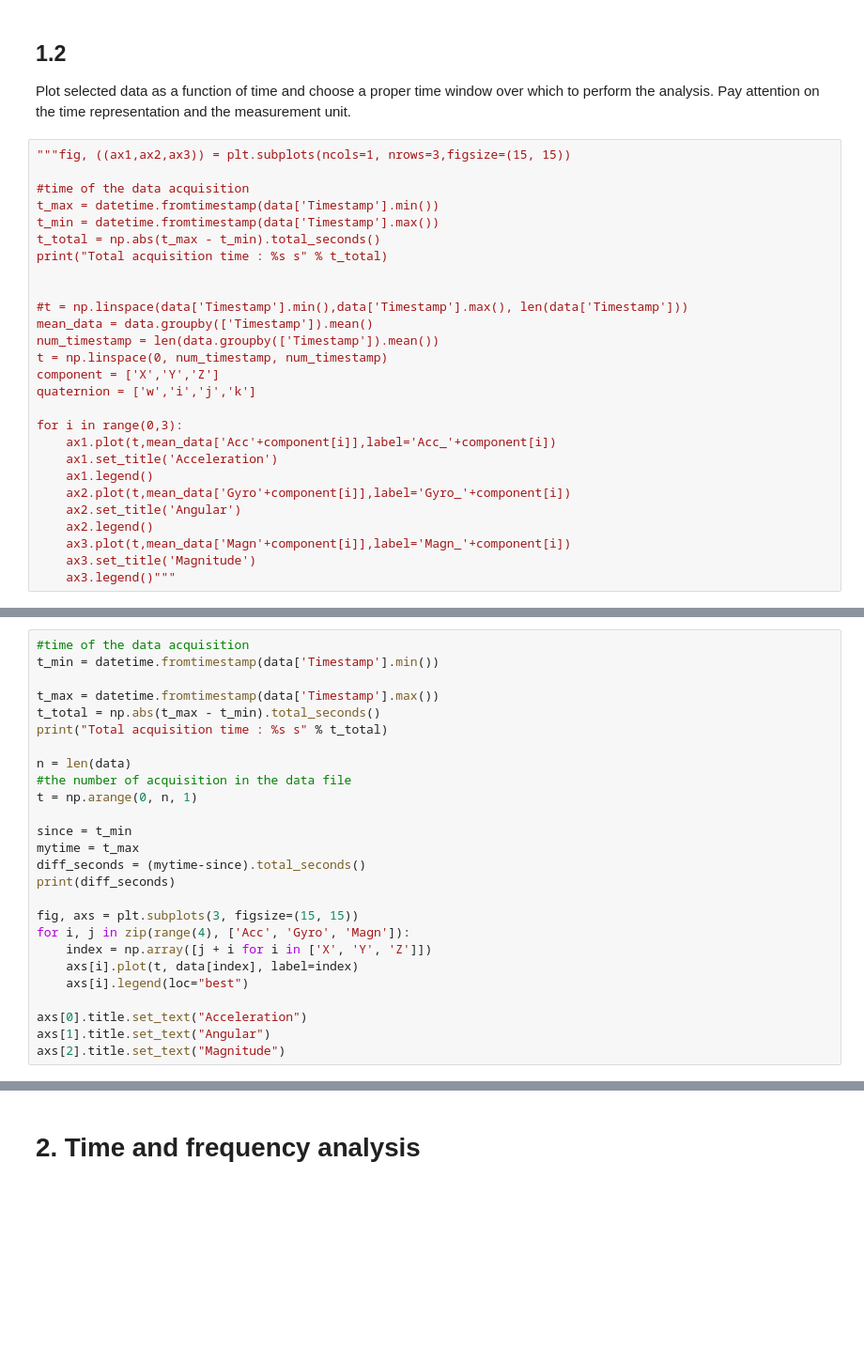
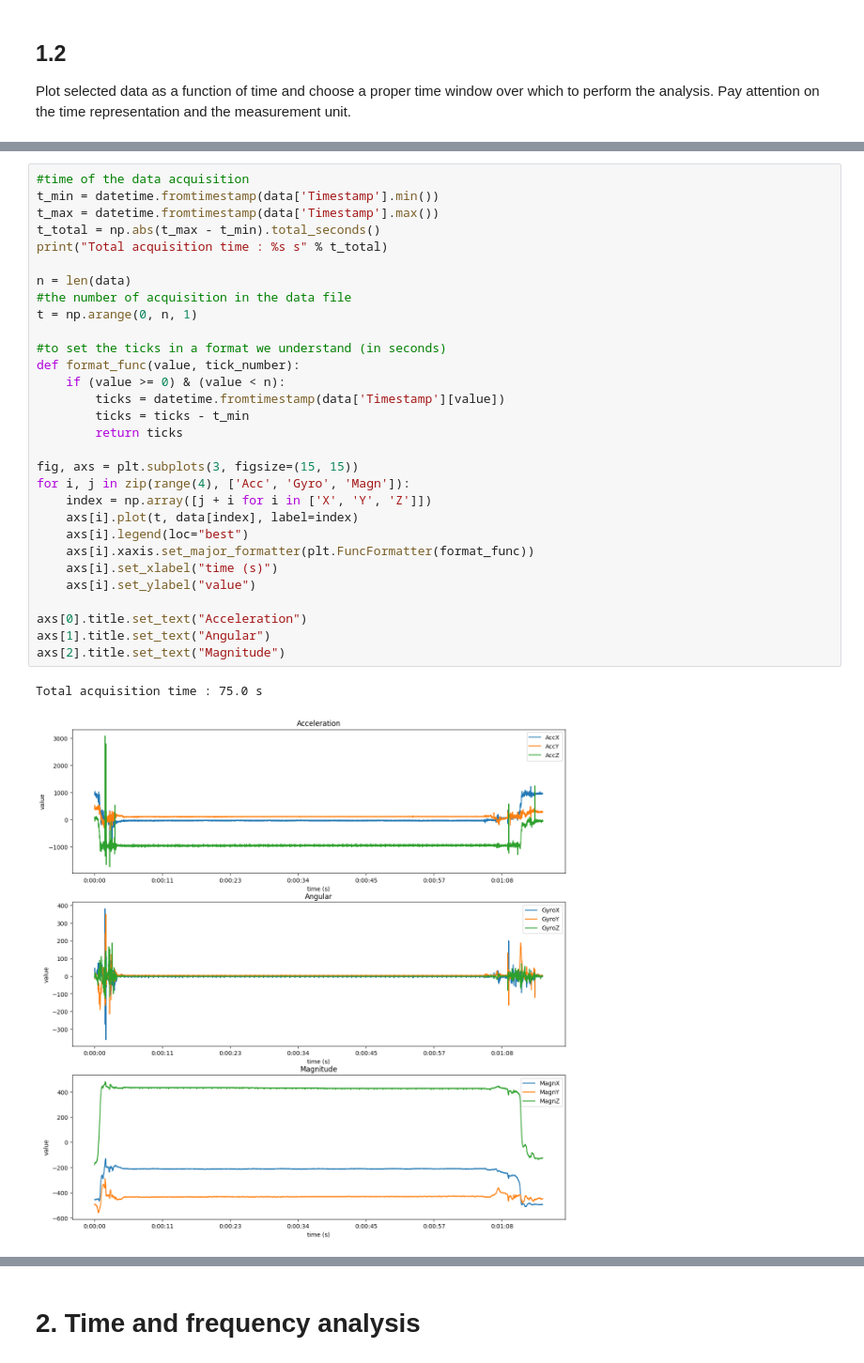
Before and after one commit to anaisbattut/ProjectHEART, a Jupyter notebook: Project.ipynb, the cells around one changed output, grey strips where cells are left out. Shown at 94% size. Drawn from its saved outputs; the diff is of its cells as text; blank space fills up the shorter version.

```diff
--- a/Project.ipynb
+++ b/Project.ipynb
@@ -204,30 +190,3 @@ data
 # %% [markdown]
 ## 1.2
 Plot selected data as a function of time and choose a proper time window over which to perform the analysis. Pay attention on the time representation and the measurement unit.
-# %%
-"""fig, ((ax1,ax2,ax3)) = plt.subplots(ncols=1, nrows=3,figsize=(15, 15))
-
-#time of the data acquisition
-t_max = datetime.fromtimestamp(data['Timestamp'].min())
-t_min = datetime.fromtimestamp(data['Timestamp'].max())
-t_total = np.abs(t_max - t_min).total_seconds()
-print("Total acquisition time : %s s" % t_total)
-
-
-#t = np.linspace(data['Timestamp'].min(),data['Timestamp'].max(), len(data['Timestamp']))
-mean_data = data.groupby(['Timestamp']).mean()
-num_timestamp = len(data.groupby(['Timestamp']).mean())
-t = np.linspace(0, num_timestamp, num_timestamp)
-component = ['X','Y','Z']
-quaternion = ['w','i','j','k']
-
-for i in range(0,3):
-    ax1.plot(t,mean_data['Acc'+component[i]],label='Acc_'+component[i])
-    ax1.set_title('Acceleration')
-    ax1.legend()
-    ax2.plot(t,mean_data['Gyro'+component[i]],label='Gyro_'+component[i])
-    ax2.set_title('Angular')
-    ax2.legend()
-    ax3.plot(t,mean_data['Magn'+component[i]],label='Magn_'+component[i])
-    ax3.set_title('Magnitude')
-    ax3.legend()"""
@@ -237,26 +193,33 @@ Total acquisition time : 75.0 s
 # %%
 #time of the data acquisition
 t_min = datetime.fromtimestamp(data['Timestamp'].min())
-
 t_max = datetime.fromtimestamp(data['Timestamp'].max())
 t_total = np.abs(t_max - t_min).total_seconds()
 print("Total acquisition time : %s s" % t_total)
 
 n = len(data)
 #the number of acquisition in the data file
 t = np.arange(0, n, 1)
 
-since = t_min
-mytime = t_max
-diff_seconds = (mytime-since).total_seconds()
-print(diff_seconds)
+#to set the ticks in a format we understand (in seconds)
+def format_func(value, tick_number):
+    if (value >= 0) & (value < n):
+        ticks = datetime.fromtimestamp(data['Timestamp'][value])
+        ticks = ticks - t_min
+        return ticks
 
 fig, axs = plt.subplots(3, figsize=(15, 15))
 for i, j in zip(range(4), ['Acc', 'Gyro', 'Magn']):
     index = np.array([j + i for i in ['X', 'Y', 'Z']])
     axs[i].plot(t, data[index], label=index)
     axs[i].legend(loc="best")
+    axs[i].xaxis.set_major_formatter(plt.FuncFormatter(format_func))
+    axs[i].set_xlabel("time (s)")
+    axs[i].set_ylabel("value")
 
 axs[0].title.set_text("Acceleration")
 axs[1].title.set_text("Angular")
 axs[2].title.set_text("Magnitude")
+# %% [output]
+Total acquisition time : 75.0 s
+[figure, added]
```
Also changed, not shown: parts of 12 cells of this notebook.
